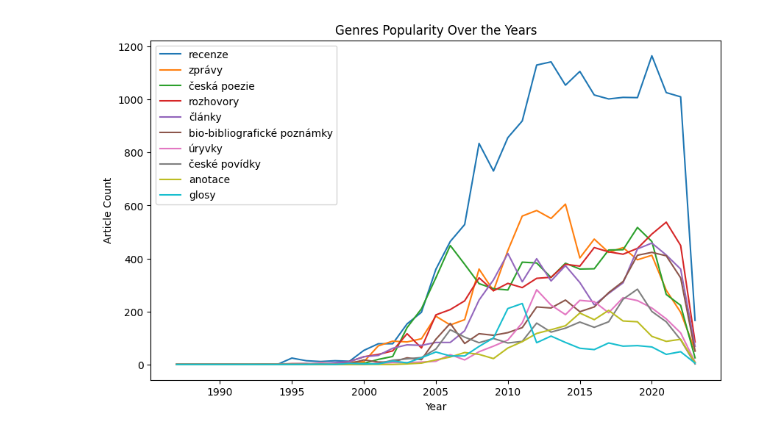
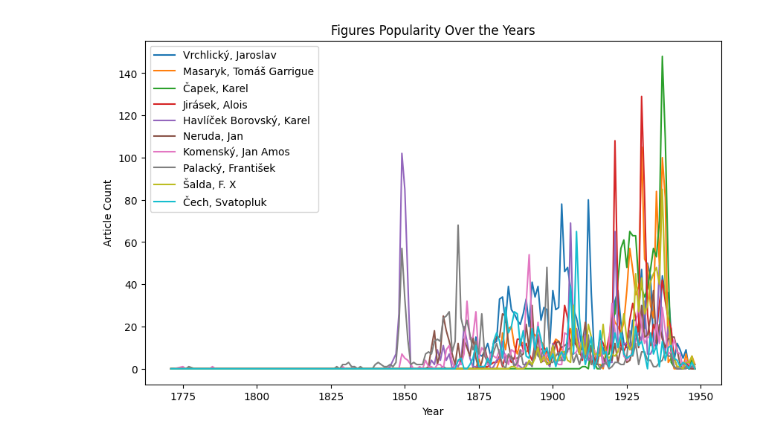
Before and after one commit to panuscha/DH-data-process, a Jupyter notebook: process_csv.ipynb, the cells around one changed output. Saved outputs shown, nothing was run; the diff lists cells and outputs as text; code cells hidden in the pictures.

```diff
--- a/process_csv.ipynb
+++ b/process_csv.ipynb
@@ -12,9 +12,10 @@ out_int = 'data/csv/ucla_int.csv'
 out_cle = 'data/csv/ucla_cle.csv'
 out_trl = 'data/csv/ucla_trl.csv'
 
-df = pd.read_csv(out_int, delimiter=',')
+df = pd.read_csv(out_ret, delimiter=',')
 # %%
 df['figures'] = df['figures'].apply(lambda x: x.split(';') if isinstance(x, str) else [])
+df['figures'] = df['figures'].apply(lambda x: [y[:-1] if isinstance(y, str) and len(y) > 0 else y for y in x]) # Get rig of additional commas
 df['description'] = df['description'].apply(lambda x: x.split(';') if isinstance(x, str) else [])
 df['genre'] = df['genre'].apply(lambda x: x.split(';') if isinstance(x, str) else [])
 
@@ -60,10 +61,16 @@ ten_most_common_genre = [item[0] for item in counted_genre.most_common(10)]
 # Count records per genre
 genre_counts = {}
 
+# Count total articles per year
+total_counts = {}
+
 # Iterate over each row in the DataFrame
 for _, row in df.iterrows():
     year = row['year']
     genre_list = row['genre']
+
+    # Increment the total count for the current year
+    total_counts[year] = total_counts.get(year, 0) + 1
 
     # Iterate over each genre in the genres list for the current row
     for genre in genre_list:
@@ -81,21 +140,48 @@ years.sort()
+# %%
+ten_most_common_figures = [item[0] for item in counted_figures.most_common(10)]
+
+# Count records per figure
+figure_counts = {}
+
+total_counts = {}
+# Iterate over each row in the DataFrame
+for _, row in df.iterrows():
+    year = row['year']
+    figure_list = row['figures']
+
+
+    total_counts[year] = total_counts.get(year, 0) + 1
+    # Iterate over each genre in the genres list for the current row
+    for figure in figure_list:
+        # Increment the count for the current genre and year
+        figure_year = (figure, year)
+        figure_counts[figure_year] = figure_counts.get(figure_year, 0) + 1
+
+# Extract unique genres and years
+figures = list(set([topic for topic, _ in figure_counts.keys()]))
+years = list(set([year for _, year in figure_counts.keys()]))
+
+# Sort the genres and years in ascending order
+figures.sort()
+years.sort()
 # %%
 # Create a line chart
 plt.figure(figsize=(10, 6))  # Set the figure size (optional)
 
 # Plot the lines for each topic
-for genre in ten_most_common_genre:
-    counts = [genre_counts.get((genre, year), 0) for year in years]
-    plt.plot(years, counts, label=genre)
+for figure in ten_most_common_figures:
+    counts = [figure_counts.get((figure, year), 0) for year in years]
+    plt.plot(years, counts, label=figure)
 
 # Add labels and title
 plt.xlabel('Year')
 plt.ylabel('Article Count')
-plt.title('Genres Popularity Over the Years')
+plt.title('Figures Popularity Over the Years')
 
 # Add a legend
 plt.legend()
 
 # Display the chart
 plt.show()
 # %% [output]
-[figure, old version]
+[figure, new version]
```
Also changed, not shown: parts of 6 cells of this notebook, 6 other files.
